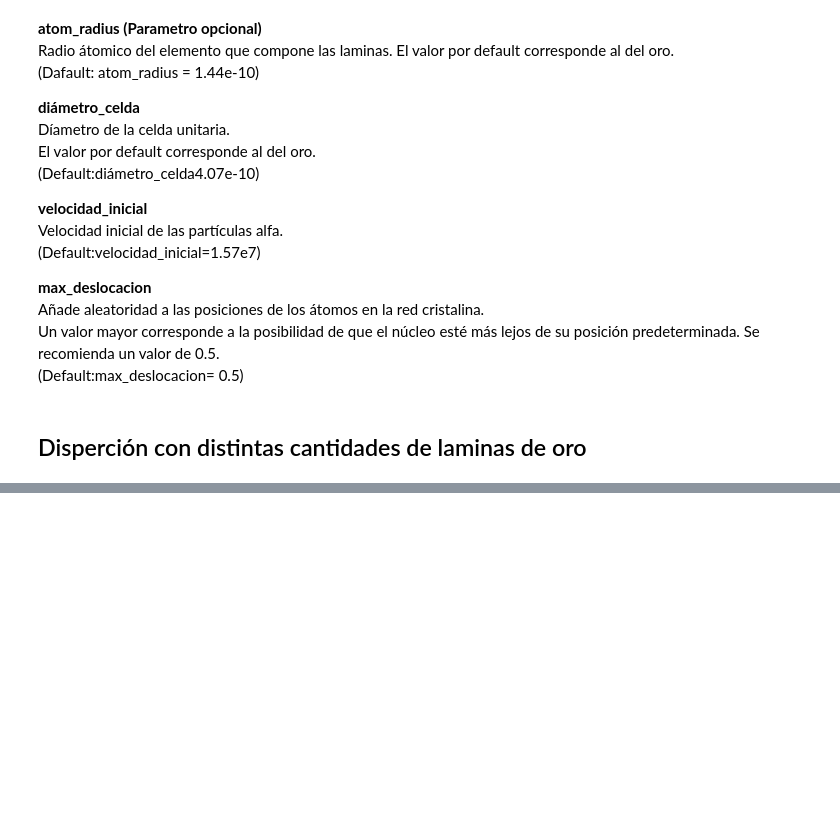
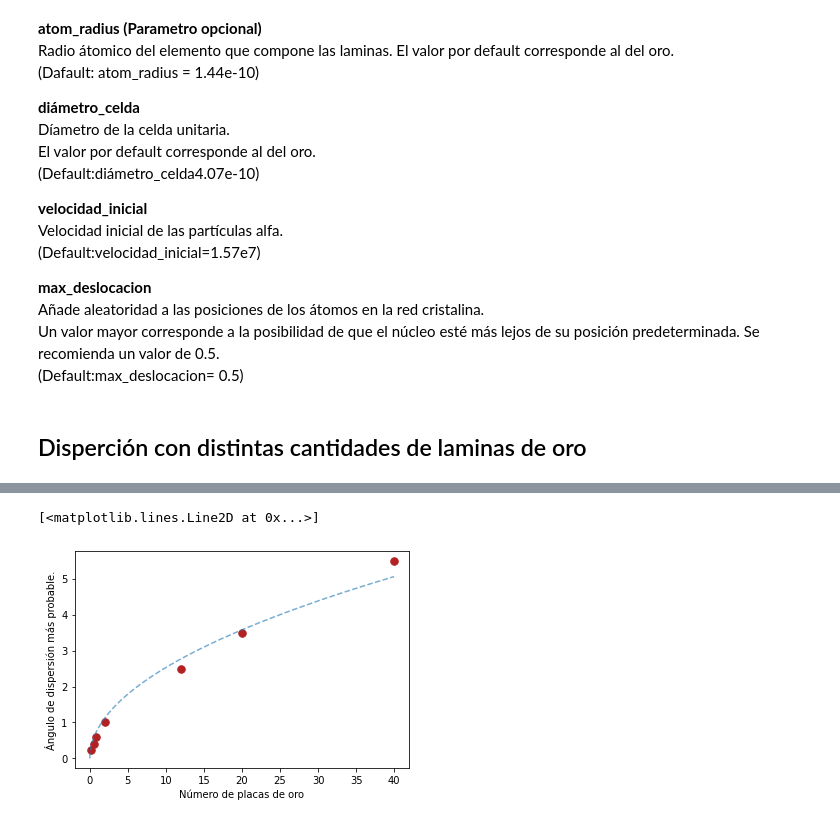
Before and after one commit to FelosRG/Simulacion-Experimento-Rutherford, a Jupyter notebook: Experimento de Rutherford.ipynb, the cells around one changed output, grey strips where cells are left out. Saved outputs shown, nothing was run; the diff lists cells and outputs as text; code cells hidden in the pictures; blank space fills up the shorter version.

```diff
--- a/Experimento de Rutherford.ipynb
+++ b/Experimento de Rutherford.ipynb
@@ -148,6 +157,12 @@ plt.legend()
 # %%
 # GRAFICA 3 : GRAFICA ÁNGULOS MÁS PROBABLES.
 
 plt.plot(experimento_laminas,lista_max_ang,".",c="firebrick",markersize=15)
 plt.xlabel("Número de placas de oro")
 plt.ylabel("Ángulo de dispersión más probable.")
+X = np.arange(0,40,0.01)
+Y = 0.8*np.sqrt(X)
+plt.plot(X,Y,"--",alpha=0.6)
+# %% [output]
+[<matplotlib.lines.Line2D at 0x...>]
+[figure, added]
```
Also changed, not shown: parts of 3 cells of this notebook, 2 other files.
